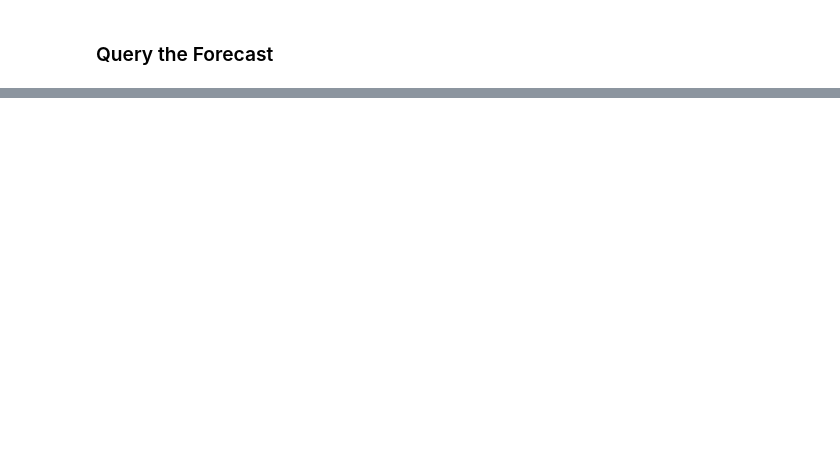
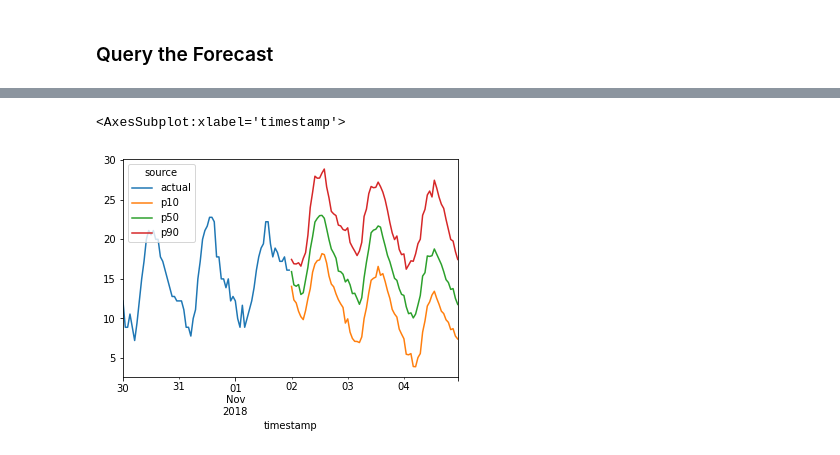
Before and after one commit to ogniandantchev/ML_engineer_nd009_capstone, a Jupyter notebook: 04_1_Amazon_Forecast_model.ipynb, the cells around one changed output, grey strips where cells are left out. Cells and saved outputs as stored; diff of their text form; code cells hidden in the pictures; blank space fills up the shorter version.

```diff
--- a/04_1_Amazon_Forecast_model.ipynb
+++ b/04_1_Amazon_Forecast_model.ipynb
@@ -667,0 +849,8 @@ forecast_response_deep
+# %%
+
+# creating a new dataframe to house our content, here source will be which dataframe it came from
+results_df = pd.DataFrame(columns=['timestamp', 'value', 'source'])
+# %%
+for index, row in actual_df.iterrows():
+    clean_timestamp = dateutil.parser.parse(row['timestamp'])
+    results_df = results_df.append({'timestamp' : clean_timestamp , 'value' : row['value'], 'source': 'actual'} , ignore_index=True)
@@ -667,0 +867,11 @@ forecast_response_deep
+# %%
+# Now add the P10, P50, and P90 Values
+for index, row in prediction_df_p10.iterrows():
+    clean_timestamp = dateutil.parser.parse(row['Timestamp'])
+    results_df = results_df.append({'timestamp' : clean_timestamp , 'value' : row['Value'], 'source': 'p10'} , ignore_index=True)
+for index, row in prediction_df_p50.iterrows():
+    clean_timestamp = dateutil.parser.parse(row['Timestamp'])
+    results_df = results_df.append({'timestamp' : clean_timestamp , 'value' : row['Value'], 'source': 'p50'} , ignore_index=True)
+for index, row in prediction_df_p90.iterrows():
+    clean_timestamp = dateutil.parser.parse(row['Timestamp'])
+    results_df = results_df.append({'timestamp' : clean_timestamp , 'value' : row['Value'], 'source': 'p90'} , ignore_index=True)
@@ -667,0 +894,4 @@ forecast_response_deep
+# %%
+pivot_df = results_df.pivot(columns='source', values='value', index="timestamp")
+
+pivot_df
@@ -667,0 +913,5 @@ forecast_response_deep
+# %%
+pivot_df.plot()
+# %% [output]
+<AxesSubplot:xlabel='timestamp'>
+[figure, added]
```
Also changed, not shown: parts of 26 cells of this notebook.
